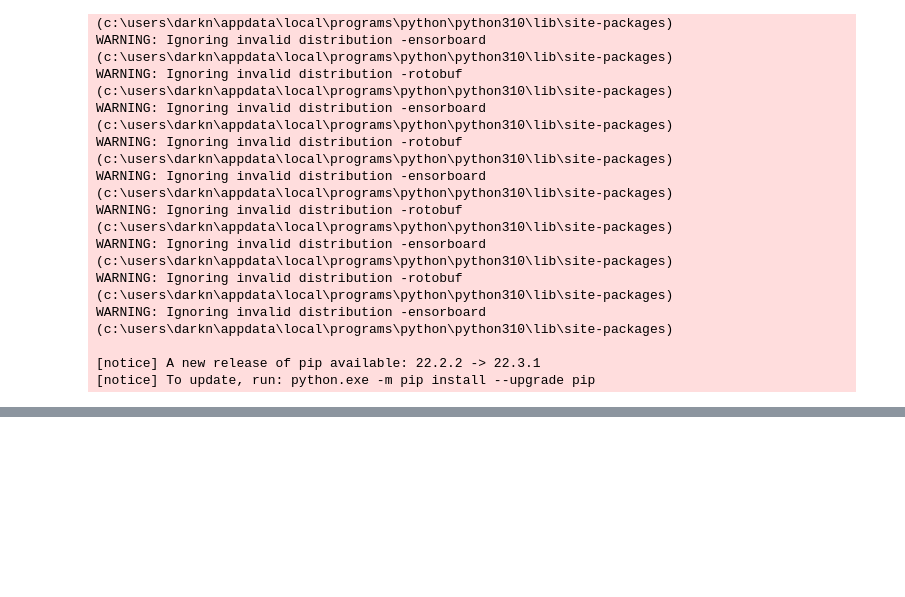
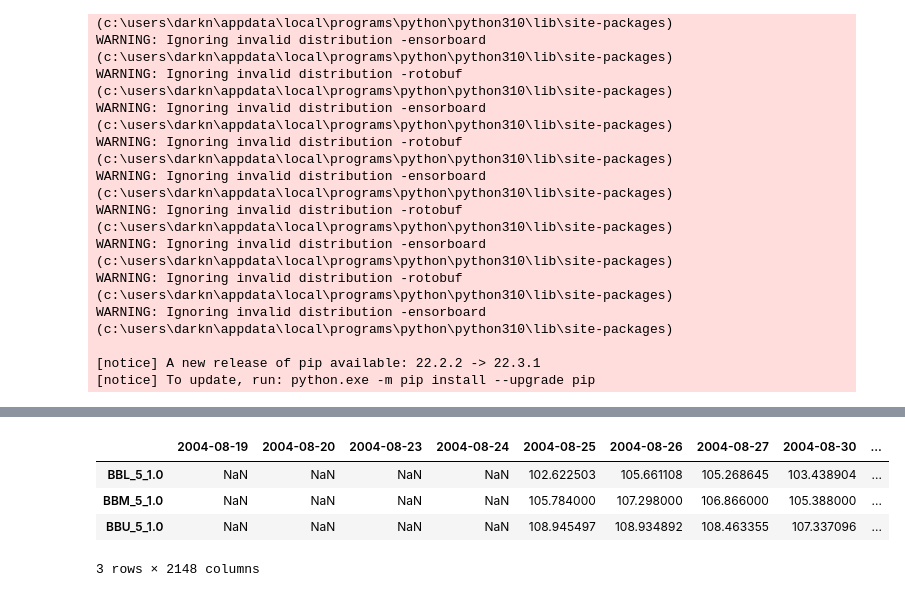
Before and after one commit to quangtiennnn/cryptoprediction, a Jupyter notebook: CryptoTrading.ipynb, the cells around one changed output, grey strips where cells are left out. Saved outputs shown, nothing was run; the diff lists cells and outputs as text; code cells hidden in the pictures; blank space fills up the shorter version.

```diff
--- a/CryptoTrading.ipynb
+++ b/CryptoTrading.ipynb
@@ -569,3 +564,13 @@ class RSI(bt.Strategy):
 
                 # Keep track of the created order to avoid a 2nd order
                 self.order = self.sell()
+# %%
+GOOG
+bbands = ta.bbands(close = GOOG.Close,std = 1).T[:3]
+bbands
+# %% [output]
+|  | 2004-08-19 | 2004-08-20 | 2004-08-23 | 2004-08-24 | 2004-08-25 | 2004-08-26 | 2004-08-27 | 2004-08-30 | ... |
+| BBL_5_1.0 | NaN | NaN | NaN | NaN | 102.622503 | 105.661108 | 105.268645 | 103.438904 | ... |
+| BBM_5_1.0 | NaN | NaN | NaN | NaN | 105.784000 | 107.298000 | 106.866000 | 105.388000 | ... |
+| BBU_5_1.0 | NaN | NaN | NaN | NaN | 108.945497 | 108.934892 | 108.463355 | 107.337096 | ... |
+3 rows × 2148 columns
```
Also changed, not shown: parts of 22 cells of this notebook, 1 other file.
